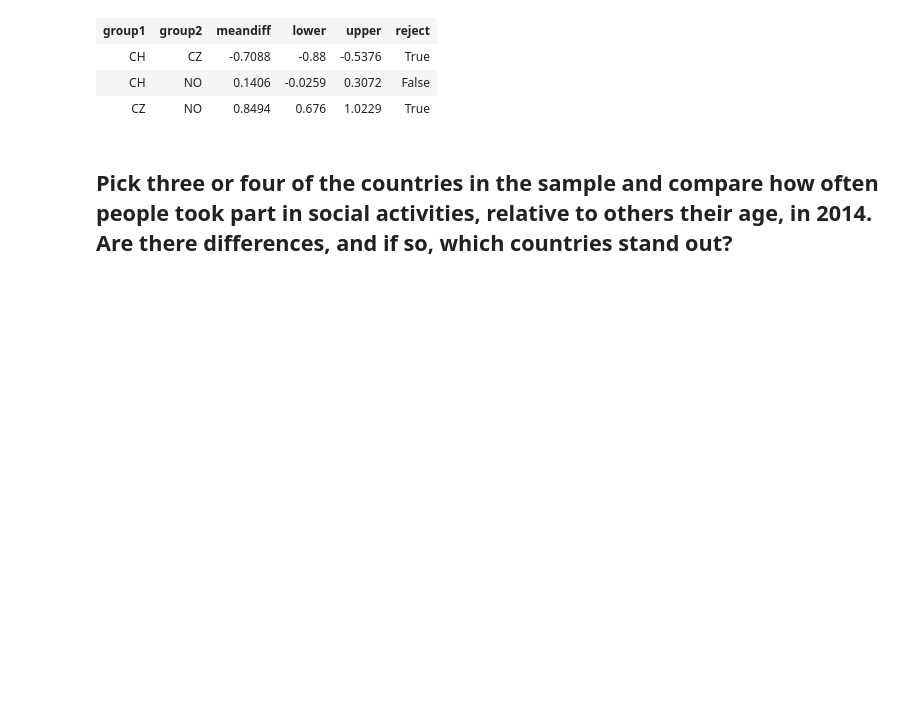
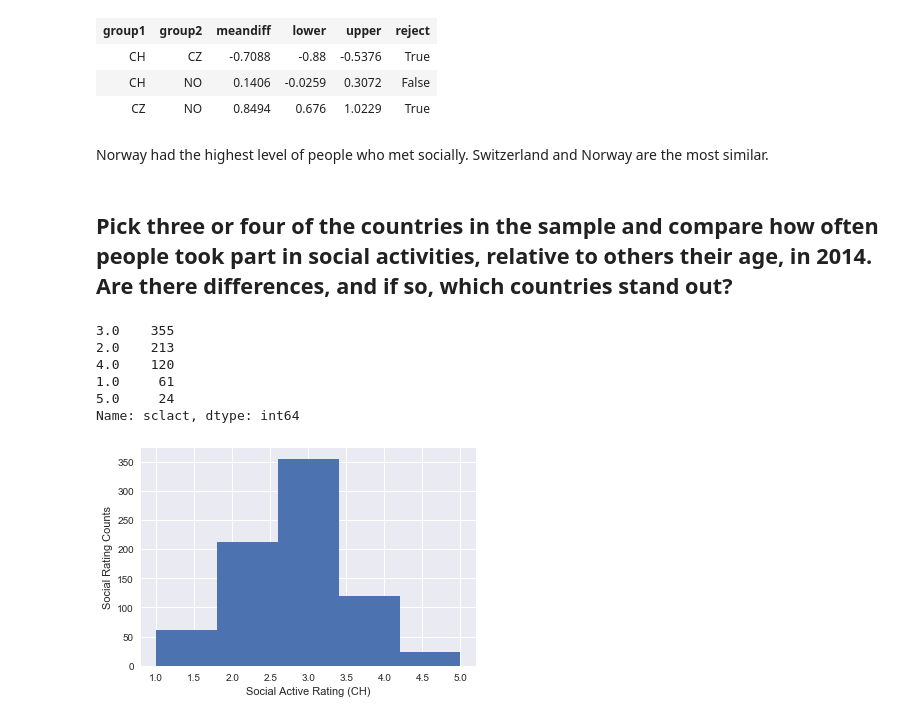
Before and after one commit to brendanmcgivern/data-science, a Jupyter notebook: stats/distribution_comparisons.ipynb, the cells around one changed output. Cells and saved outputs as stored; diff of their text form; code cells hidden in the pictures; blank space fills up the shorter version.

```diff
--- a/stats/distribution_comparisons.ipynb
+++ b/stats/distribution_comparisons.ipynb
@@ -345,2 +353,21 @@ Multiple Comparison of Means - Tukey HSD,FWER=0.05
+# %% [markdown]
+Norway had the highest level of people who met socially.  Switzerland and Norway are the most similar.
 # %% [markdown]
 ## Pick three or four of the countries in the sample and compare how often people took part in social activities, relative to others their age, in 2014. Are there differences, and if so, which countries stand out?
+# %%
+df_2014[df_2014['cntry'] == 'CH']['sclact'].value_counts()
+# %% [output]
+3.0    355
+2.0    213
+4.0    120
+1.0     61
+5.0     24
+Name: sclact, dtype: int64
+# %%
+# sclact
+_ = plt.hist(df_2014[df_2014['cntry'] == 'CH']['sclact'], bins=5)
+_ = plt.xlabel('Social Active Rating (CH)')
+_ = plt.ylabel('Social Rating Counts')
+plt.show()
+# %% [output]
+[figure, added]
```
Also changed, not shown: parts of 11 cells of this notebook.
